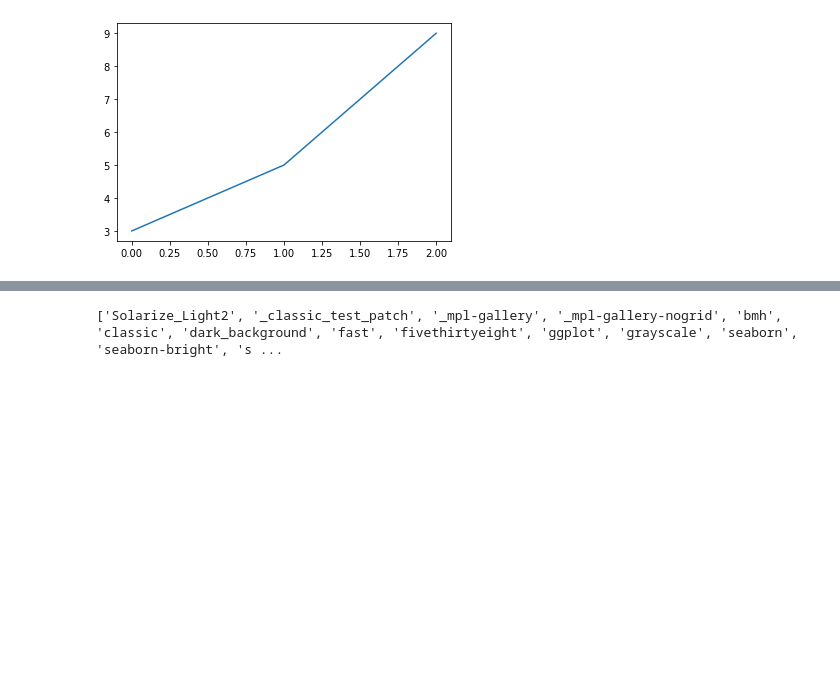
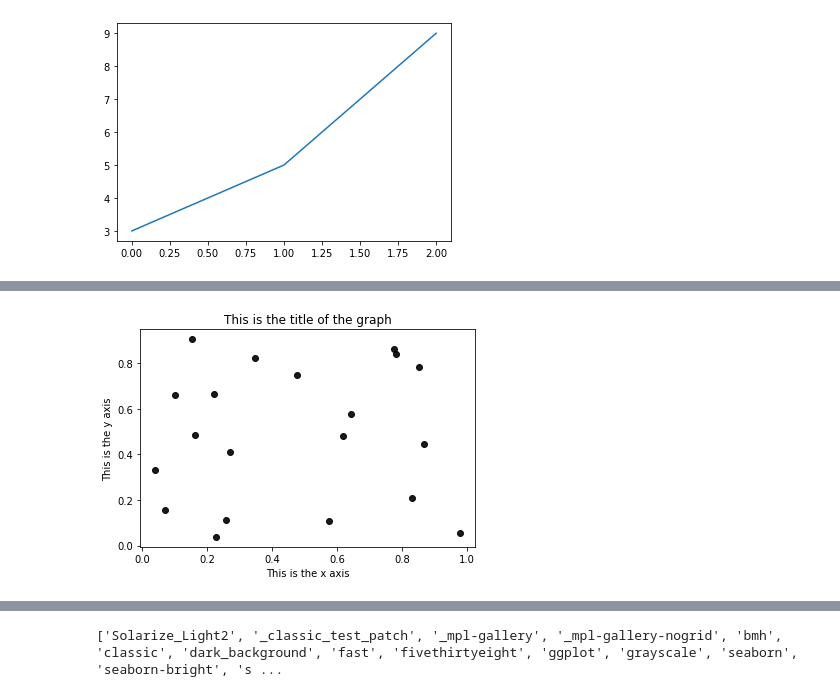
Before and after one commit to rishabhrathore055/DataScience, a Jupyter notebook: Data Visulization/Matplotlib/Matplotlib.ipynb, the cells around one changed output, grey strips where cells are left out. Drawn from its saved outputs; the diff is of its cells as text; code cells hidden in the pictures; blank space fills up the shorter version.

```diff
--- a/Data Visulization/Matplotlib/Matplotlib.ipynb
+++ b/Data Visulization/Matplotlib/Matplotlib.ipynb
@@ -15,2 +37,10 @@ plt.show()
+# %%
+plt.scatter(x,y,c='#000000',alpha=.9)
+plt.xlabel("This is the x axis")
+plt.ylabel("This is the y axis")
+plt.title("This is the title of the graph")
+plt.show()
+# %% [output]
+[figure, added]
 # %%
 #line plot
```
Also changed, not shown: parts of 20 cells of this notebook.
